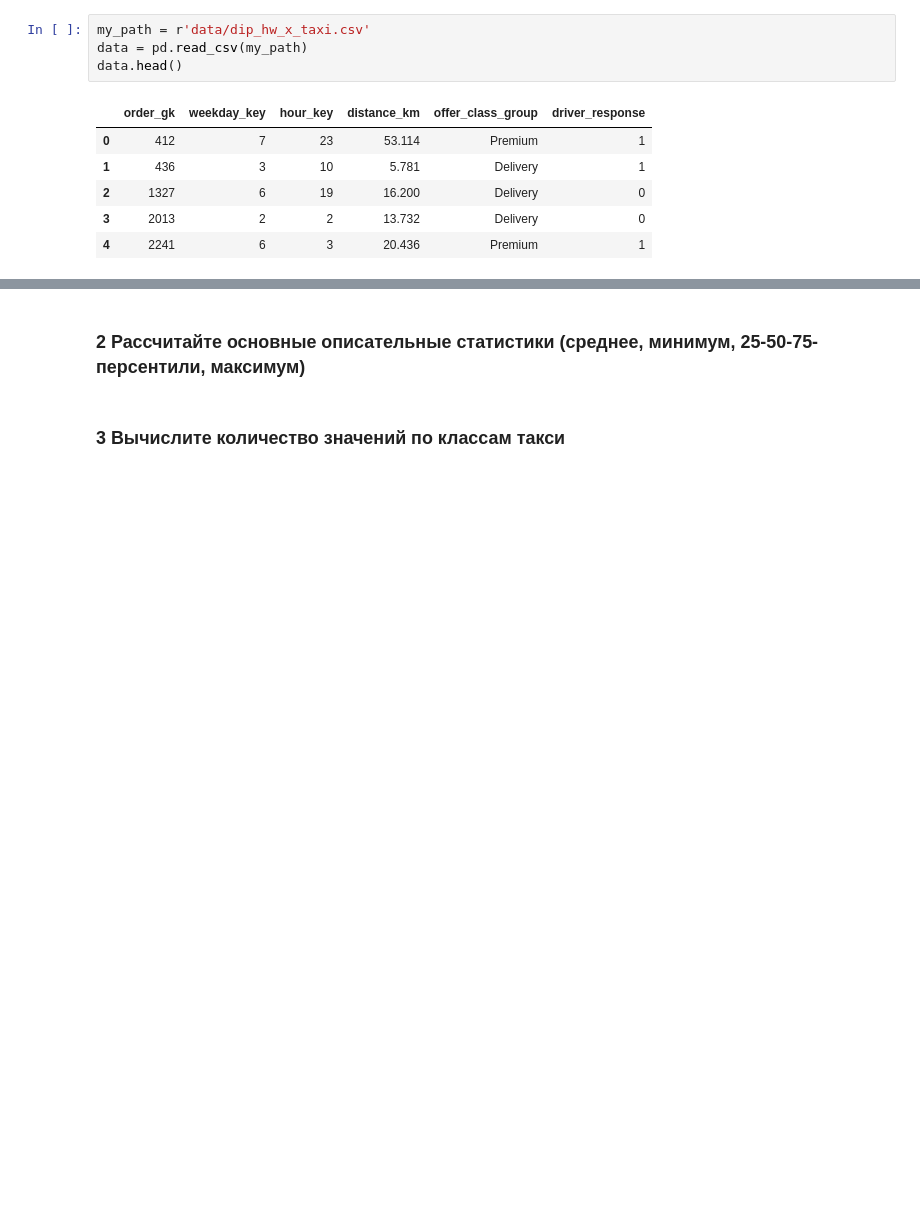
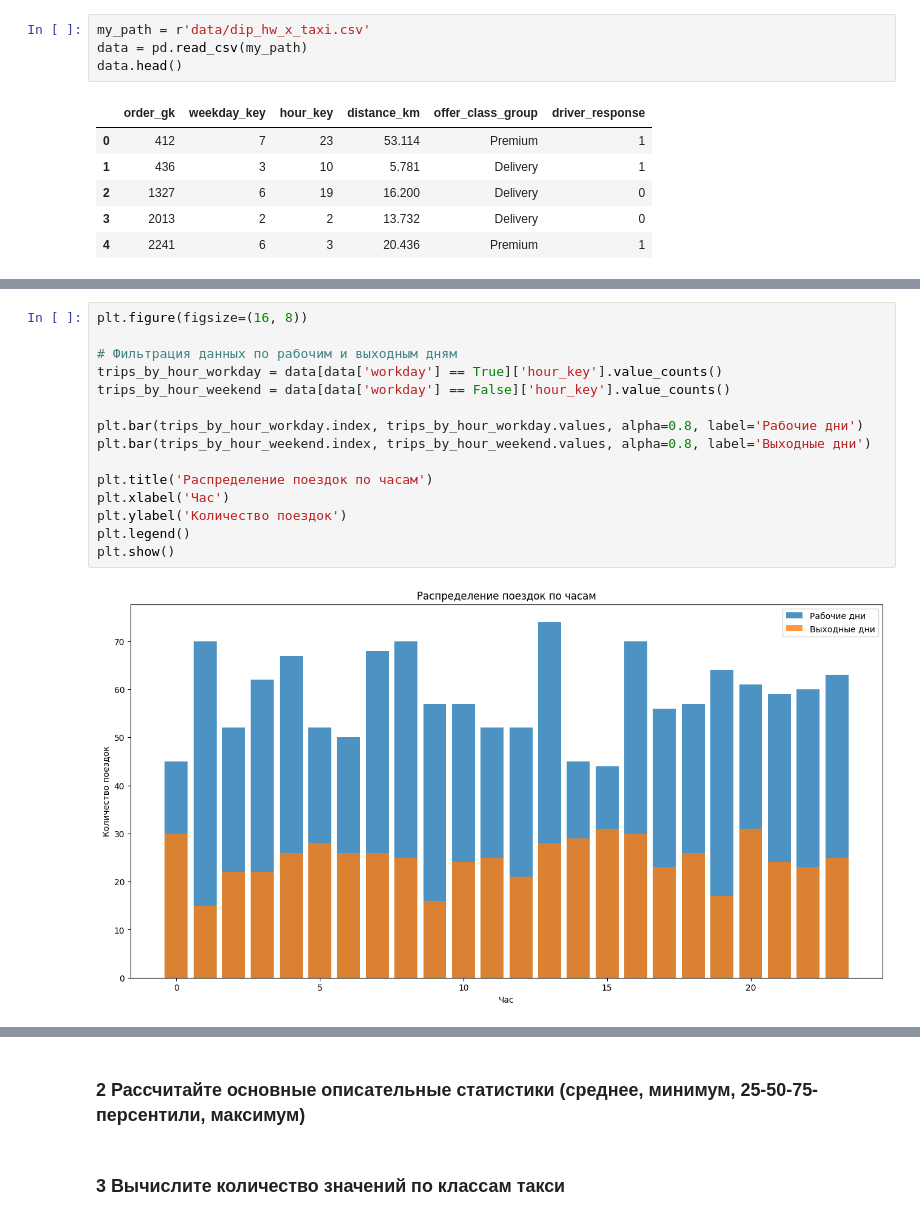
Before and after one commit to IrmA-ErroR/DS_Taxi_strategy, a Jupyter notebook: analysis.ipynb, the cells around one changed output, grey strips where cells are left out. Saved outputs shown, nothing was run; the diff lists cells and outputs as text; blank space fills up the shorter version.

```diff
--- a/analysis.ipynb
+++ b/analysis.ipynb
@@ -33,0 +107,17 @@ data.head()
+# %%
+plt.figure(figsize=(16, 8))
+
+# Фильтрация данных по рабочим и выходным дням
+trips_by_hour_workday = data[data['workday'] == True]['hour_key'].value_counts()
+trips_by_hour_weekend = data[data['workday'] == False]['hour_key'].value_counts()
+
+plt.bar(trips_by_hour_workday.index, trips_by_hour_workday.values, alpha=0.8, label='Рабочие дни')
+plt.bar(trips_by_hour_weekend.index, trips_by_hour_weekend.values, alpha=0.8, label='Выходные дни')
+
+plt.title('Распределение поездок по часам')
+plt.xlabel('Час')
+plt.ylabel('Количество поездок')
+plt.legend()
+plt.show()
+# %% [output]
+[figure, added]
```
Also changed, not shown: parts of 8 cells of this notebook.
